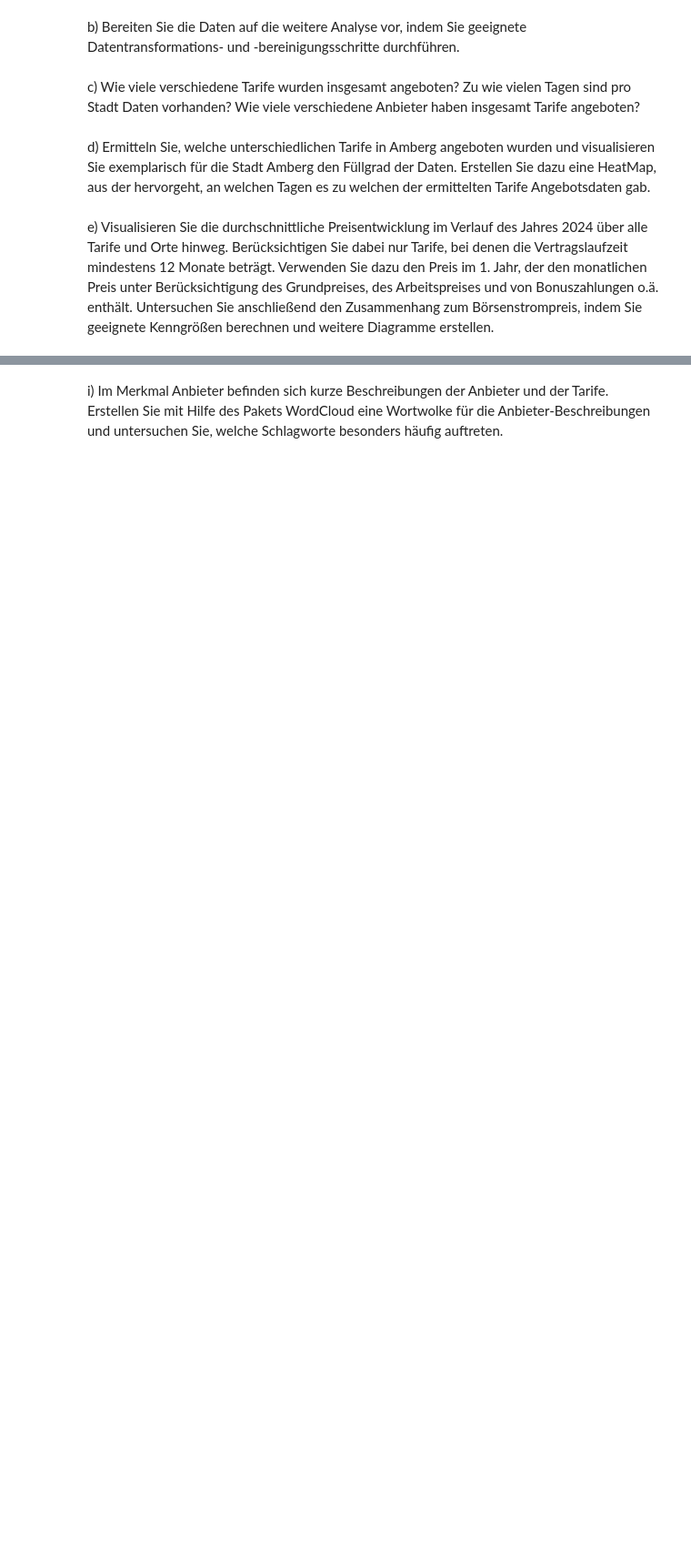
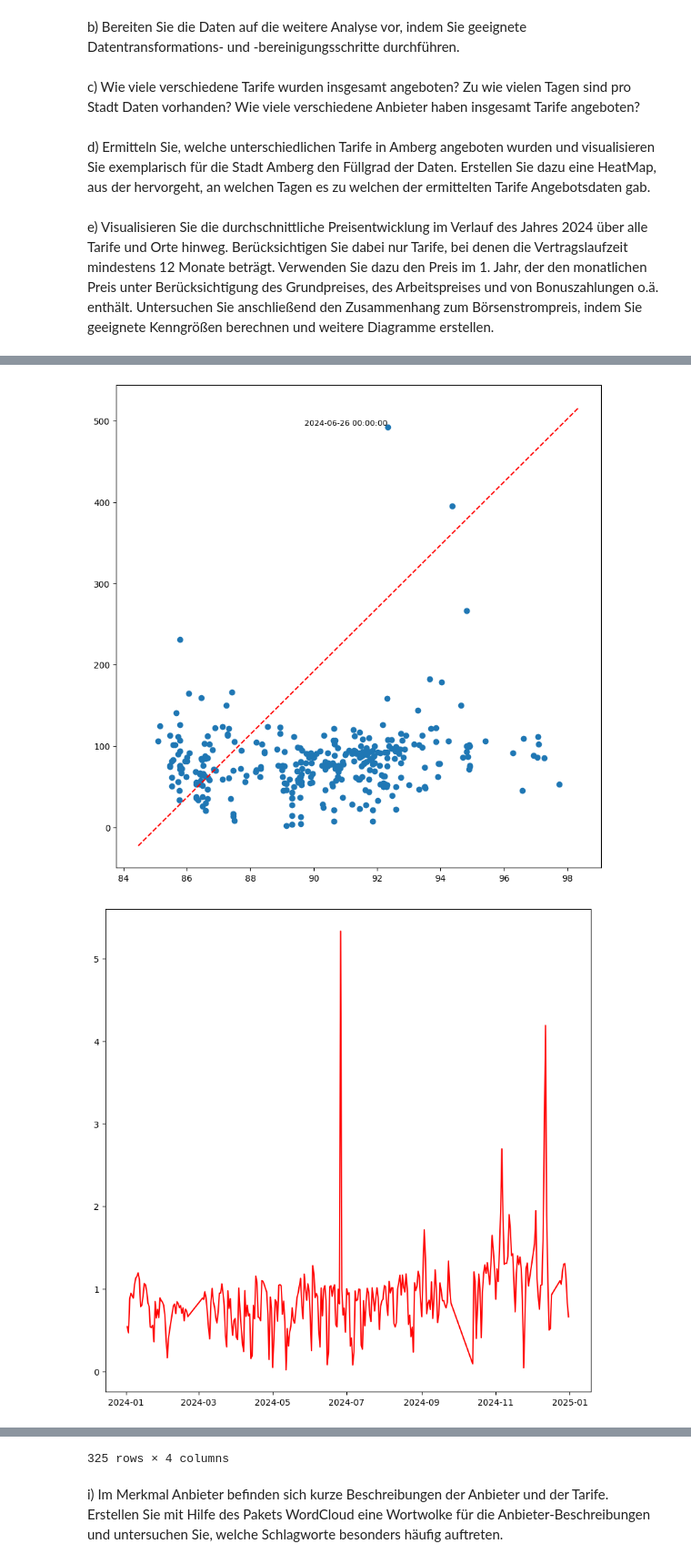
Before and after one commit to SebJana/DAT, a Jupyter notebook: jana_sebastian_jana_sophie.ipynb, the cells around one changed output, grey strips where cells are left out. Shown: that part at 91% size. Saved outputs shown, nothing was run; the diff lists cells and outputs as text; code cells hidden in the pictures; blank space fills up the shorter version.

Commit message:
added 6e first comparison implementations

```diff
--- a/jana_sebastian_jana_sophie.ipynb
+++ b/jana_sebastian_jana_sophie.ipynb
@@ -406,0 +409,31 @@ plt.show()
+# %%
+df_kunden_boerse = pd.merge(df_mean_prices, df_daily, on = 'Datum', how = 'left', validate='one_to_one')
+df_kunden_boerse = df_kunden_boerse.drop(columns = ['Leistung nicht erneuerbar (MW)', 'Leistung erneuerbar (MW)', 'Jahr', 'Monat'])
+df_kunden_boerse = df_kunden_boerse.rename(columns = {'Mean':'Average Consumer Price'})
+df_kunden_boerse['KPI'] = df_kunden_boerse['Day Ahead Auktion Preis (EUR/MWh)']/ df_kunden_boerse['Average Consumer Price']
+
+plt.figure(figsize=(10, 10))
+plt.scatter(df_kunden_boerse['Average Consumer Price'], df_kunden_boerse['Day Ahead Auktion Preis (EUR/MWh)'])
+# ChatGPT "How can I add a diagonal line in a matplotlib scatter plot?"
+plt.gca().plot(plt.gca().get_xlim(), plt.gca().get_ylim(), color = 'red', linestyle='--')
+
+df_kunden_boerse_sorted = df_kunden_boerse.sort_values(by='KPI', ascending=False)
+
+# Isolate the row with the maximum KPI / first row after sort
+df_kunden_boerse_max_row = df_kunden_boerse_sorted.iloc[0]
+
+# Add a text label to the point with the maximum KPI (Best Consumer Price/Exchange Market Price Ratio)
+plt.text(df_kunden_boerse_max_row['Average Consumer Price'],
+         df_kunden_boerse_max_row['Day Ahead Auktion Preis (EUR/MWh)'],
+         df_kunden_boerse_max_row['Datum'],
+         fontsize=9, ha='right', va='bottom')
+plt.show()
+
+plt.figure(figsize=(10, 10))
+plt.plot(df_kunden_boerse['Datum'], df_kunden_boerse['KPI'], label = 'Line', color = 'red')
+plt.show()
+
+df_kunden_boerse_sorted
+# %% [output]
+[figure, added]
+[figure, added]
@@ -407,3 +452,4 @@ plt.show()
+325 rows × 4 columns
 # %% [markdown]
 i) Im Merkmal Anbieter befinden sich kurze Beschreibungen der Anbieter und der Tarife. Erstellen Sie mit Hilfe des Pakets WordCloud eine Wortwolke für die Anbieter-Beschreibungen und untersuchen Sie, welche Schlagworte besonders häufig auftreten.
 # %%
```
Also changed, not shown: parts of 2 cells of this notebook.
